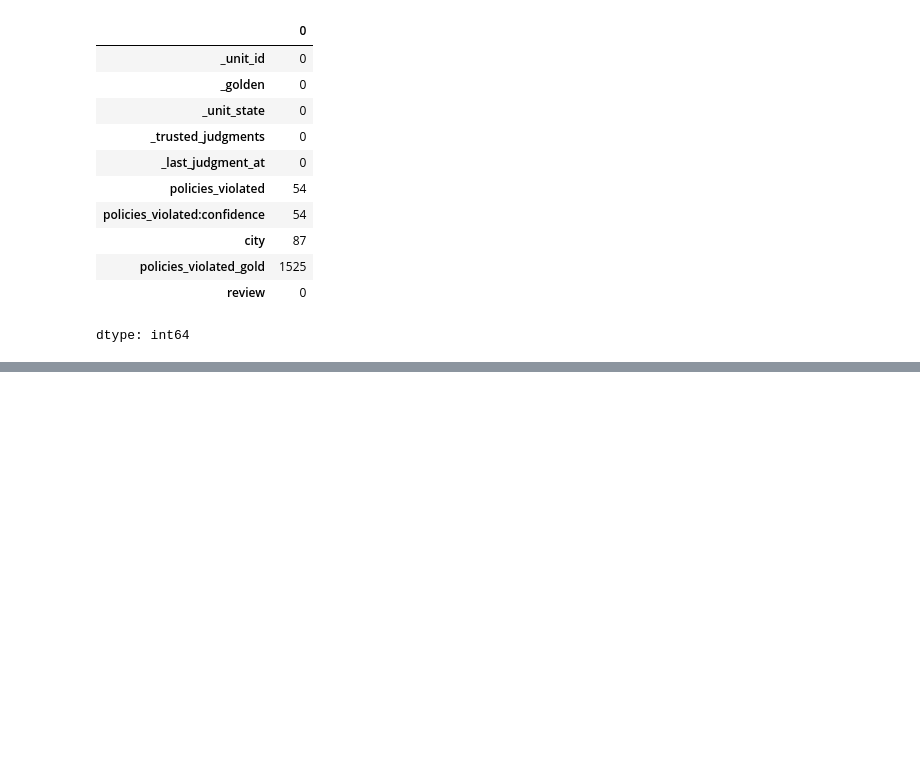
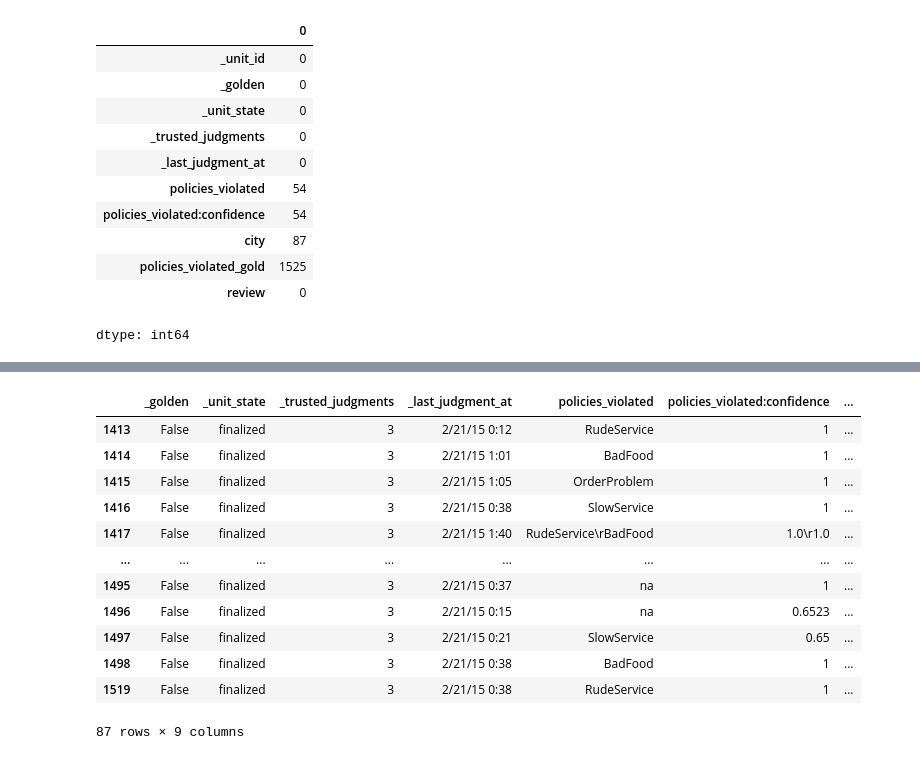
Before and after one commit to mamud1977/bootup, a Jupyter notebook: NN_data_preprocessing.ipynb, the cells around one changed output, grey strips where cells are left out. Drawn from its saved outputs; the diff is of its cells as text; code cells hidden in the pictures; blank space fills up the shorter version.

```diff
--- a/NN_data_preprocessing.ipynb
+++ b/NN_data_preprocessing.ipynb
@@ -84,8 +97,8 @@ dtype: int64
 # %%
 # Select specific columns
 selected_columns = ["_golden","_unit_state","_trusted_judgments","_last_judgment_at","policies_violated","policies_violated:confidence","city","policies_violated_gold","review"]
-new_df = df[selected_columns]
-new_df.head(10)
+df_new = df[selected_columns]
+df_new.head(10)
 # %% [output]
 |  | _golden | _unit_state | _trusted_judgments | _last_judgment_at | policies_violated | policies_violated:confidence | ... |
 | 0 | False | finalized | 3 | 2/21/15 0:36 | RudeService\rOrderProblem\rFilthy | 1.0\r0.6667\r0.6667 | ... |
@@ -100,0 +130,16 @@ new_df.head(10)
+# %%
+df[df_new["city"].isnull()]
+# %% [output]
+|  | _golden | _unit_state | _trusted_judgments | _last_judgment_at | policies_violated | policies_violated:confidence | ... |
+| 1413 | False | finalized | 3 | 2/21/15 0:12 | RudeService | 1 | ... |
+| 1414 | False | finalized | 3 | 2/21/15 1:01 | BadFood | 1 | ... |
+| 1415 | False | finalized | 3 | 2/21/15 1:05 | OrderProblem | 1 | ... |
+| 1416 | False | finalized | 3 | 2/21/15 0:38 | SlowService | 1 | ... |
+| 1417 | False | finalized | 3 | 2/21/15 1:40 | RudeService\rBadFood | 1.0\r1.0 | ... |
+| ... | ... | ... | ... | ... | ... | ... | ... |
+| 1495 | False | finalized | 3 | 2/21/15 0:37 | na | 1 | ... |
+| 1496 | False | finalized | 3 | 2/21/15 0:15 | na | 0.6523 | ... |
+| 1497 | False | finalized | 3 | 2/21/15 0:21 | SlowService | 0.65 | ... |
+| 1498 | False | finalized | 3 | 2/21/15 0:38 | BadFood | 1 | ... |
+| 1519 | False | finalized | 3 | 2/21/15 0:38 | RudeService | 1 | ... |
+87 rows × 9 columns
```
Also changed, not shown: parts of 6 cells of this notebook.
